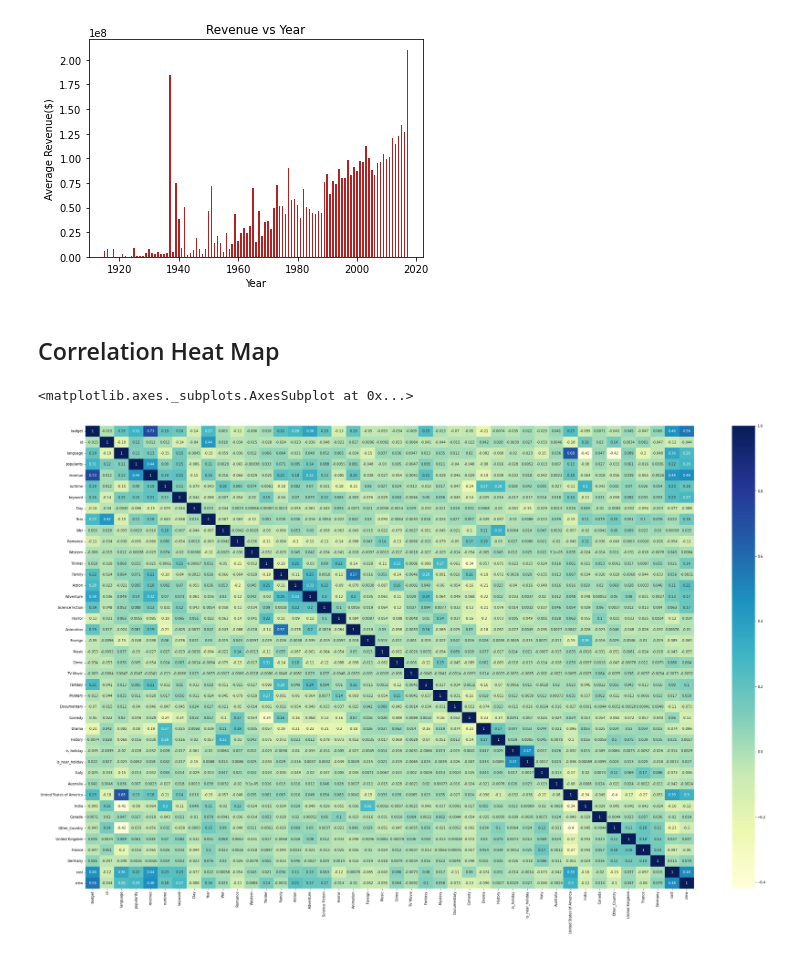
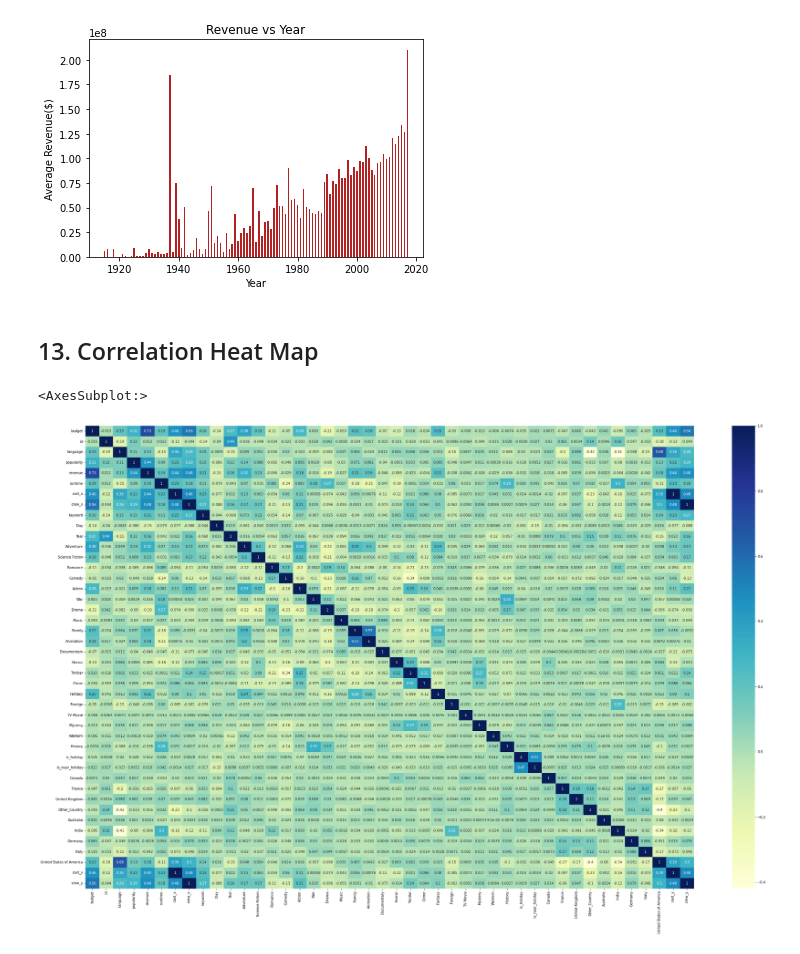
Before and after one commit to Manas2030/Analyzing-movie-features-in-generating-revenue, a Jupyter notebook: visualisations.ipynb, the cells around one changed output. Saved outputs shown, nothing was run; the diff lists cells and outputs as text; code cells hidden in the pictures.

```diff
--- a/visualisations.ipynb
+++ b/visualisations.ipynb
@@ -20,5 +13,5 @@ from sklearn.preprocessing import PolynomialFeatures
 '''
 Get the pre processed data from the data folder.
 '''
-df = pd.read_csv( "data/final_data.csv")
+df = pd.read_csv( "data/preprocessed.csv")
 # df
@@ -373,10 +397,14 @@ plot_revenue_vs_year(df)
 # %% [output]
 [figure]
 # %% [markdown]
-## Correlation Heat Map
+## 13. Correlation Heat Map
 # %%
+'''
+Code to plot the correlation matrix of the features
+helps us decide which columns are correlated and need to be dropped.
+'''
 plt.figure(figsize = (40,25))
 sns.heatmap(df.corr(), cmap='YlGnBu', annot=True)
 # %% [output]
-<matplotlib.axes._subplots.AxesSubplot at 0x...>
+<AxesSubplot:>
-[figure, old version]
+[figure, new version]
```
Also changed, not shown: parts of 23 cells of this notebook.
